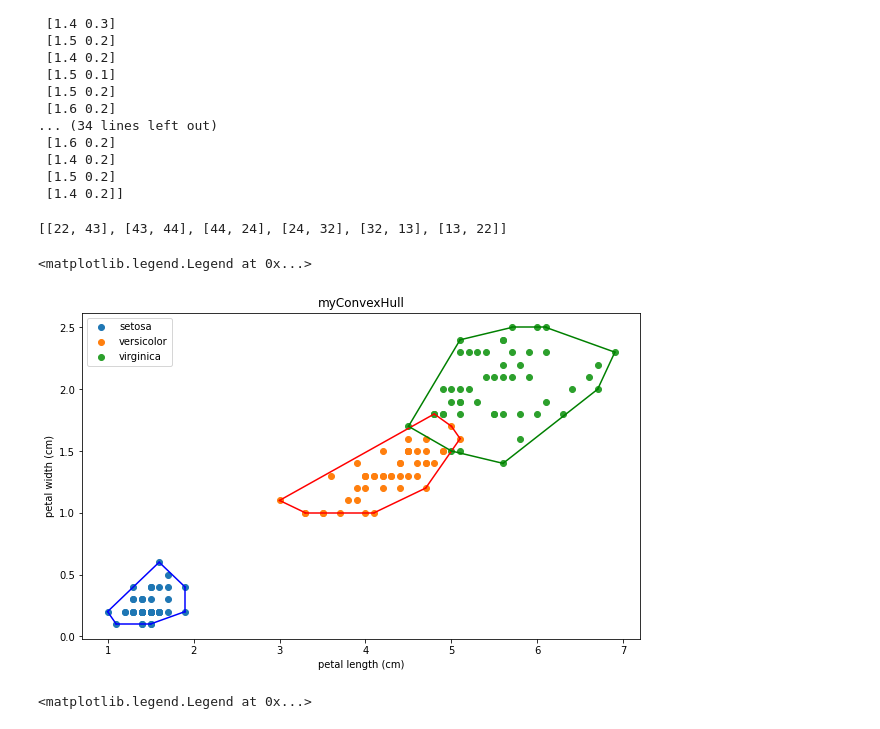
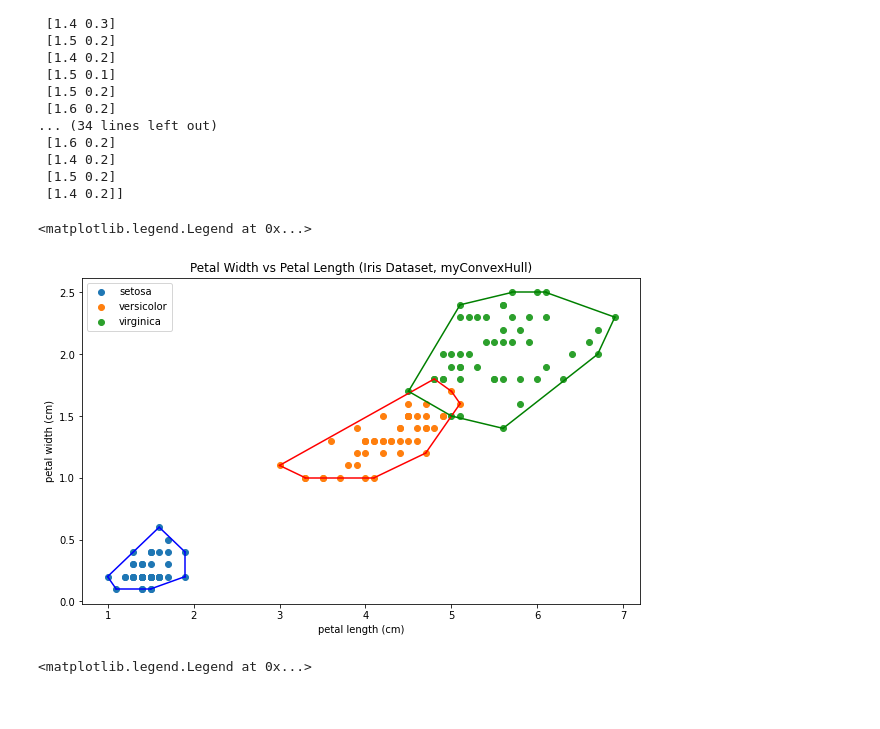
Before and after one commit to zaydzuhri/Tucil2_13520144, a Jupyter notebook: src/ConvexHull.ipynb, the cells around one changed output. Drawn from its saved outputs; the diff is of its cells as text; code cells hidden in the pictures.

```diff
--- a/src/ConvexHull.ipynb
+++ b/src/ConvexHull.ipynb
@@ -77,24 +77,34 @@ print(petals)
  [1.5 0.2]
  [1.4 0.2]]
 # %%
+# Mengembalikan nilai True jika titik p3 berada di atas garis yang dibentuk dari titik p1 ke p2
 def isAbove(p1, p2, p3):
     return ((p1[1]*p2[2])+(p3[1]*p1[2])+(p2[1]*p3[2])-(p3[1]*p2[2])-(p2[1]*p1[2])-(p1[1]*p3[2])) > 0
 
+# Mengembalikan jarak titik point ke garis yang dibentuk dari titik line1 ke line2
 def distanceFromLine(point, line1, line2):
     p1 = np.array(line1[1:])
     p2 = np.array(line2[1:])
     p3 = np.array(point[1:])
     return np.abs(np.cross(p2-p1, p1-p3)) / norm(p2-p1)
 
+# Mengembalikan titik terjauh dari garis yang dibentuk dari titik leftmost ke rightmost dari kumpulan points
 def getFarthestPoint(points, leftmost, rightmost):
     return max(points, key=lambda point: distanceFromLine(point, leftmost, rightmost))
 
+# Fungsi rekursif untuk membentuk convex hull
 def makeHull(hull, points, leftmost, rightmost):
+    # Basis rekursi:
+    # Jika tidak ada titik yang berada di atas garis yang dibentuk dari titik leftmost ke rightmost
+    # Tambahkan garis yang dibentuk dari titik leftmost ke rightmost ke kumpulan hull
     if len(points) == 0:
         hull.append([int(leftmost[0]), int(rightmost[0])])
+    # Rekursif jika ada titik selain garis yang dibentuk dari titik leftmost ke rightmost:
     else:
+        # Dapatkan titik terjauh dari garis yang dibentuk dari titik leftmost ke rightmost
         farthest = getFarthestPoint(points, leftmost, rightmost)
         points = points[points[:,0] != farthest[0]]
+        # Bagi kumpulan titik menjadi 2 bagian dan abaikan sisanya
         if (points.shape[0] == 0):
             left = []
             right = []
@@ -103,46 +113,47 @@ def makeHull(hull, points, leftmost, rightmost):
             right_mask = np.array([isAbove(farthest, rightmost, point) for point in points])
             left = points[left_mask]
             right = points[right_mask]
+        # Lakukan rekursi untuk kedua garis yang dibentuk ke titik terjauh dengan titik-titik relevan
         makeHull(hull, left, leftmost, farthest)
         makeHull(hull, right, farthest, rightmost)
 
+# Fungsi utama untuk mencari convex hull
 def myConvexHull(data):
-    # Add index column to numpy array data
+    # Tambahkan index sebagai kolom pertama
     data = np.insert(data, 0, np.arange(len(data)), axis=1)
+    # Sortir data berdasarkan absis menaik, dan ordinat menaik
     sort = data[np.argsort(data[:,2])]
     sort = sort[np.argsort(sort[:,1], kind='stable')]
+    # Dapatkan titik-titik paling kiri dan paling kanan
     leftmost = sort[0]
     rightmost = sort[-1]
     sort = sort[1:-1]
-
     hull = []
-
+    # Bagi kumpulan titik menjadi 2 bagian di atas dan bawah garis dari titik leftmost ke rightmost
     above_mask = np.array([isAbove(leftmost, rightmost, sort[i]) for i in range(len(sort))])
     below_mask = np.array([isAbove(rightmost, leftmost, sort[i]) for i in range(len(sort))])
     above = sort[above_mask]
     below = sort[below_mask]
+    # Mulai rekursi untuk mengisi kumpulan garis hull
     makeHull(hull, above, leftmost, rightmost)
     makeHull(hull, below, rightmost, leftmost)
+    # Kembalikan kumpulan garis hull
     return hull
-
-print(myConvexHull(petals))
-# %% [output]
-[[22, 43], [43, 44], [44, 24], [24, 32], [32, 13], [13, 22]]
 # %%
 plt.figure(figsize = (10, 6))
 colors = ['b','r','g']
-plt.title('myConvexHull')
+plt.title('Petal Width vs Petal Length (Iris Dataset, myConvexHull)')
 plt.xlabel(dataIris.feature_names[2])
 plt.ylabel(dataIris.feature_names[3])
 for i in range(len(dataIris.target_names)):
     bucket = dfI[dfI['Target'] == i]
     bucket = bucket.iloc[:,[2,3]].values
     hull = myConvexHull(bucket)
     plt.scatter(bucket[:, 0], bucket[:, 1], label=dataIris.target_names[i])
     for simplex in hull:
         plt.plot(bucket[simplex, 0], bucket[simplex, 1], colors[i])
 plt.legend()
 # %% [output]
 <matplotlib.legend.Legend at 0x...>
-[figure, old version]
+[figure, new version]
 # %%
```
Also changed, not shown: parts of 8 cells of this notebook.
